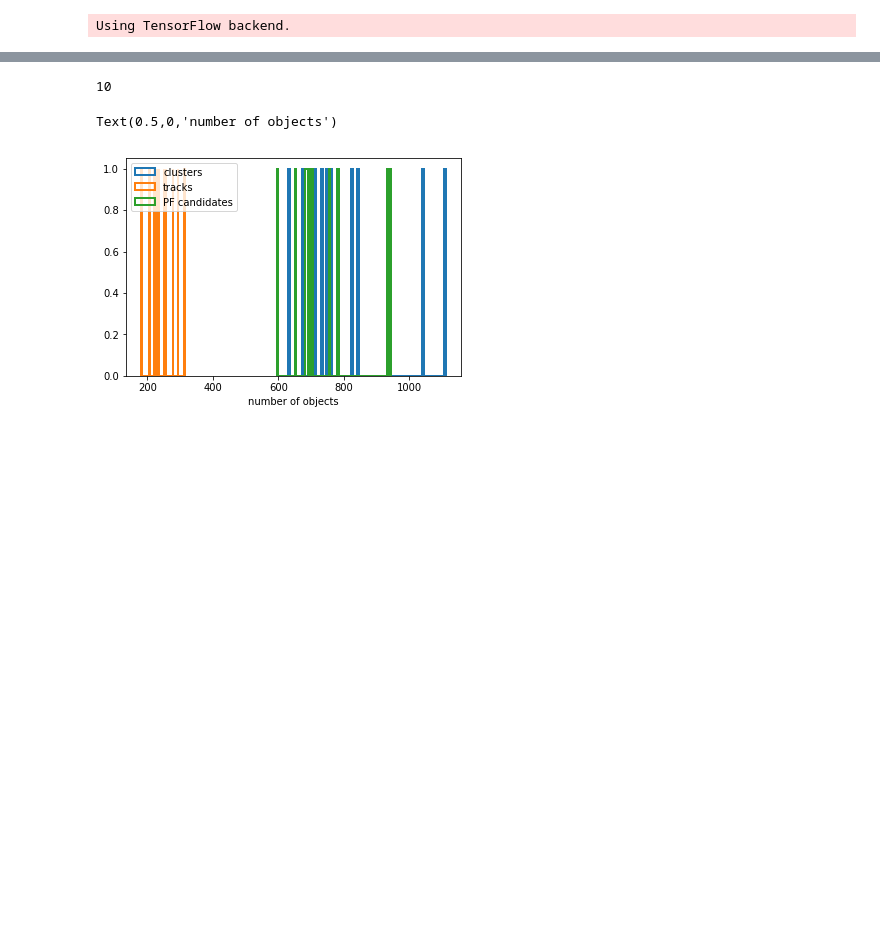
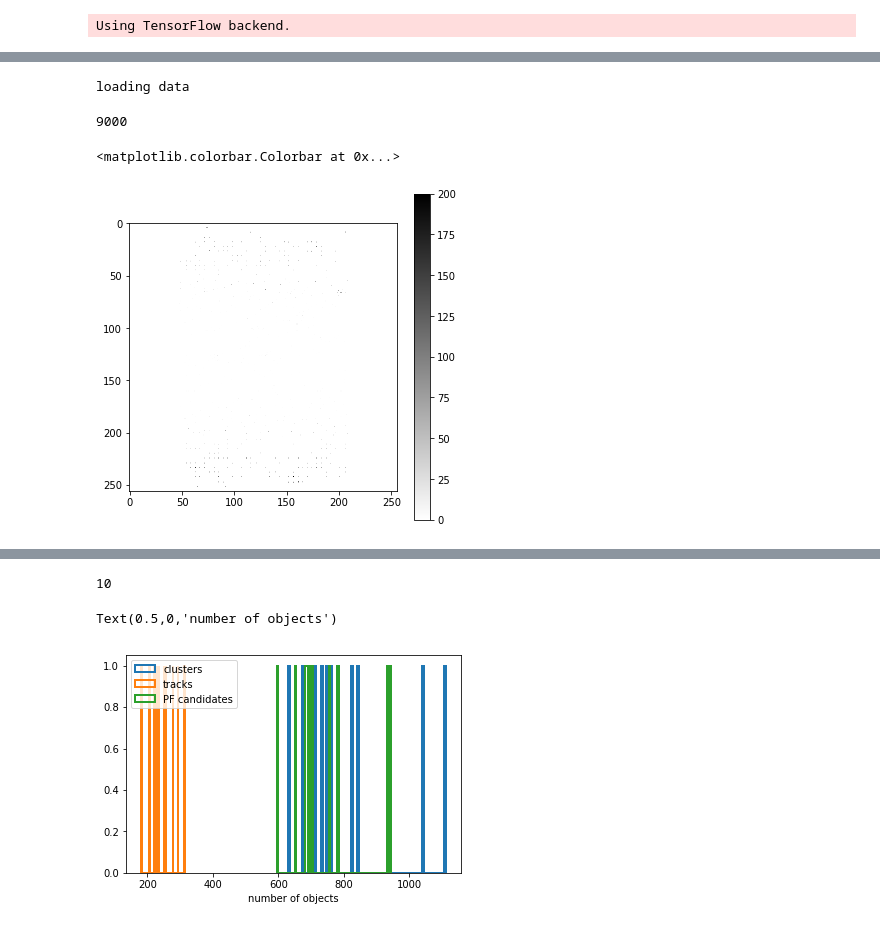
Before and after one commit to jpata/cmsanalysis, a Jupyter notebook: notebooks/particleflow.ipynb, the cells around one changed output, grey strips where cells are left out. Cells and saved outputs as stored; diff of their text form; code cells hidden in the pictures; blank space fills up the shorter version.

```diff
--- a/notebooks/particleflow.ipynb
+++ b/notebooks/particleflow.ipynb
@@ -20,0 +33,48 @@ Using TensorFlow backend.
+# %%
+Xs_cluster, Xs_track, ys_cand = pflow.load_data("../training/out_*.root")
+# %% [output]
+loading data
+# %%
+len(Xs_cluster)
+# %% [output]
+9000
+# %%
+def to_image(iev, Xs_cluster, Xs_track, ys_cand):
+    bins = [np.linspace(-5, 5, 2**8+1), np.linspace(-5, 5, 2**8+1)]
+    h_cluster = np.histogram2d(
+        Xs_cluster[iev][:, 1],
+        Xs_cluster[iev][:, 2],
+        weights=Xs_cluster[iev][:, 0],
+        bins=bins
+    )
+    h_track_inner = np.histogram2d(
+        Xs_track[iev][:, 1],
+        Xs_track[iev][:, 2],
+        weights=Xs_track[iev][:, 0],
+        bins=bins
+    )
+    h_track_outer = np.histogram2d(
+        Xs_track[iev][:, 3],
+        Xs_track[iev][:, 4],
+        weights=Xs_track[iev][:, 0],
+        bins=bins
+    )
+
+    h_cand = np.histogram2d(
+        ys_cand[iev][:, 1],
+        ys_cand[iev][:, 2],
+        weights=ys_cand[iev][:, 0],
+        bins=bins
+    )
+
+    h_input = np.stack([h_cluster[0], h_track_inner[0], h_track_outer[0]], axis=-1)
+    return h_input, h_cand[0]
+# %%
+h_input, h_output = to_image(0, Xs_cluster, Xs_track, ys_cand)
+# %%
+plt.figure(figsize=(6,6))
+plt.imshow(h_input[:, :, 0], cmap="binary", vmin=0, vmax=200)
+plt.colorbar()
+# %% [output]
+<matplotlib.colorbar.Colorbar at 0x...>
+[figure, added]
```
Also changed, not shown: parts of 20 cells of this notebook, 1 other file.
